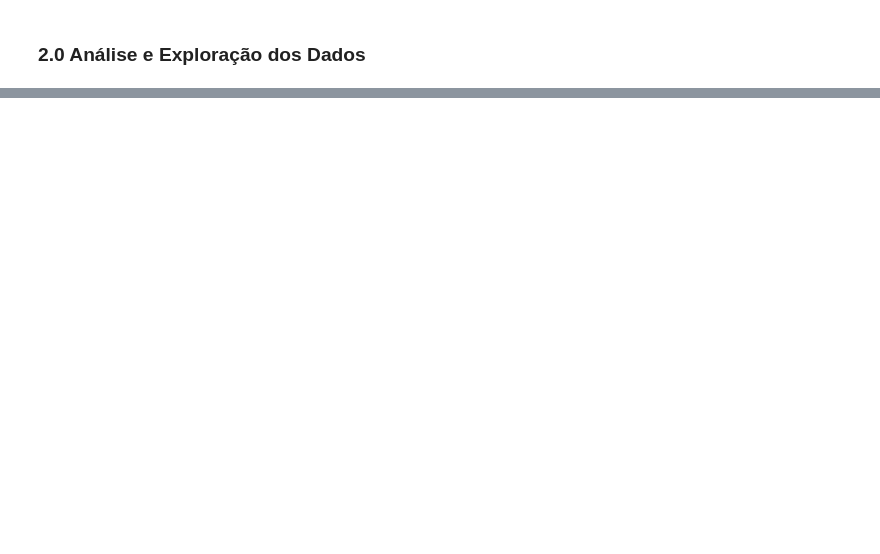
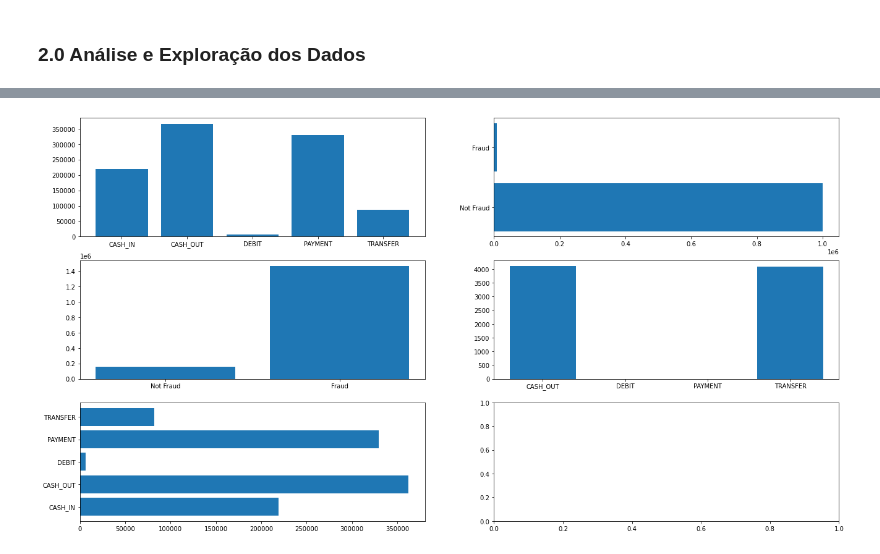
Before and after one commit to thehenke/fraud-detection-online-payments, a Jupyter notebook: notebooks/model.ipynb, the cells around one changed output, grey strips where cells are left out. Saved outputs shown, nothing was run; the diff lists cells and outputs as text; code cells hidden in the pictures; blank space fills up the shorter version.

```diff
--- a/notebooks/model.ipynb
+++ b/notebooks/model.ipynb
@@ -28,0 +112,10 @@ df.head()
+# %%
+fig, axes = plt.subplots(3, 2, figsize=(22, 12))
+ax1 = axes[0, 0].bar(df.groupby(by="type").count()['isFraud'].index, df.groupby(by="type").count()['isFraud'])
+ax2 = axes[0, 1].barh(["Not Fraud", "Fraud"], df.isFraud.value_counts())
+ax3 = axes[1, 0].bar(["Not Fraud", "Fraud"], df.drop('isFlaggedFraud', axis =1).groupby(by="isFraud").mean()['amount'].round())
+ax4 = axes[1, 1].bar(pd.pivot_table(df, index = 'type',columns = 'isFraud',aggfunc ='count')["amount"][1].index, pd.pivot_table(df, index = 'type',columns = 'isFraud',aggfunc ='count')["amount"][1])
+ax5 = axes[2, 0].barh(pd.pivot_table(df, index = 'type',columns = 'isFraud',aggfunc ='count')["amount"][0].index, pd.pivot_table(df, index = 'type',columns = 'isFraud',aggfunc ='count')["amount"][0])
+# ax4 = axes[2, 1].bar(df['Kidhome'].value_counts().index, df['Kidhome'].value_counts())
+# %% [output]
+[figure, added]
```
Also changed, not shown: parts of 15 cells of this notebook, 1 other file.
